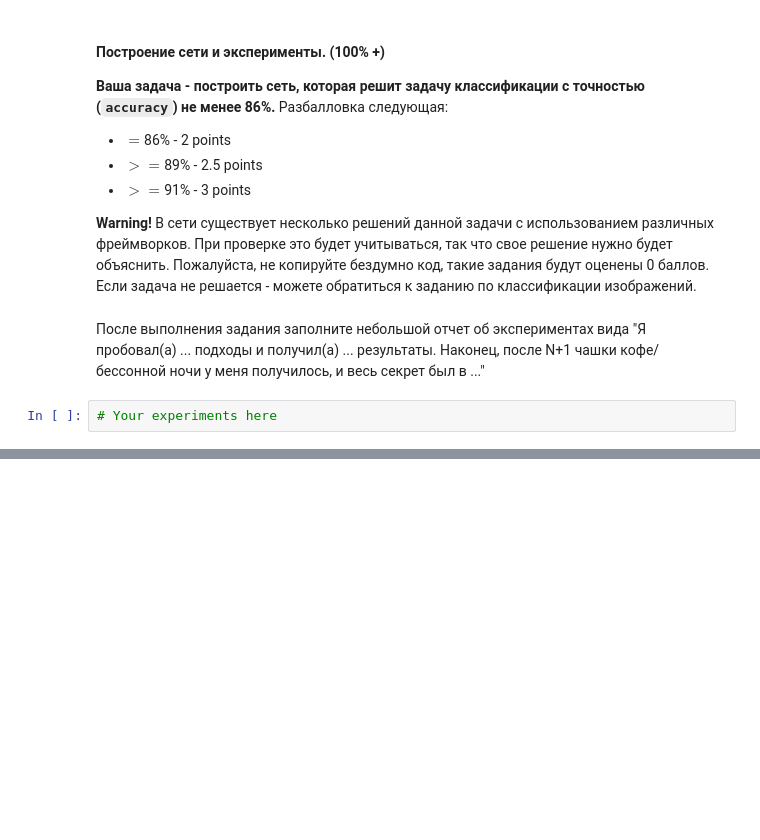
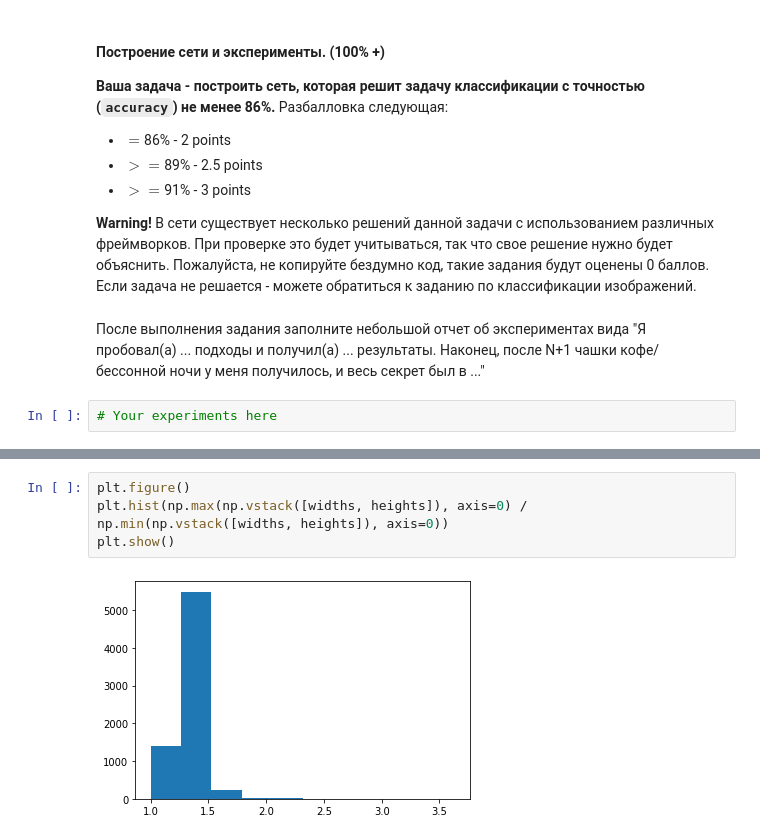
Before and after one commit to alex-kozinov/courses, a Jupyter notebook: mipt-ml-beginning/labs/03_dl/Lab3_DL_parts_4_and_5_optional.ipynb, the cells around one changed output, grey strips where cells are left out. Drawn from its saved outputs; the diff is of its cells as text; blank space fills up the shorter version.

```diff
--- a/mipt-ml-beginning/labs/03_dl/Lab3_DL_parts_4_and_5_optional.ipynb
+++ b/mipt-ml-beginning/labs/03_dl/Lab3_DL_parts_4_and_5_optional.ipynb
@@ -250,0 +283,6 @@ __Disclaimer__: Это опциональная часть задания. Зд
+# %%
+plt.figure()
+plt.hist(np.max(np.vstack([widths, heights]), axis=0) / np.min(np.vstack([widths, heights]), axis=0))
+plt.show()
+# %% [output]
+[figure, added]
```
Also changed, not shown: parts of 20 cells of this notebook.
